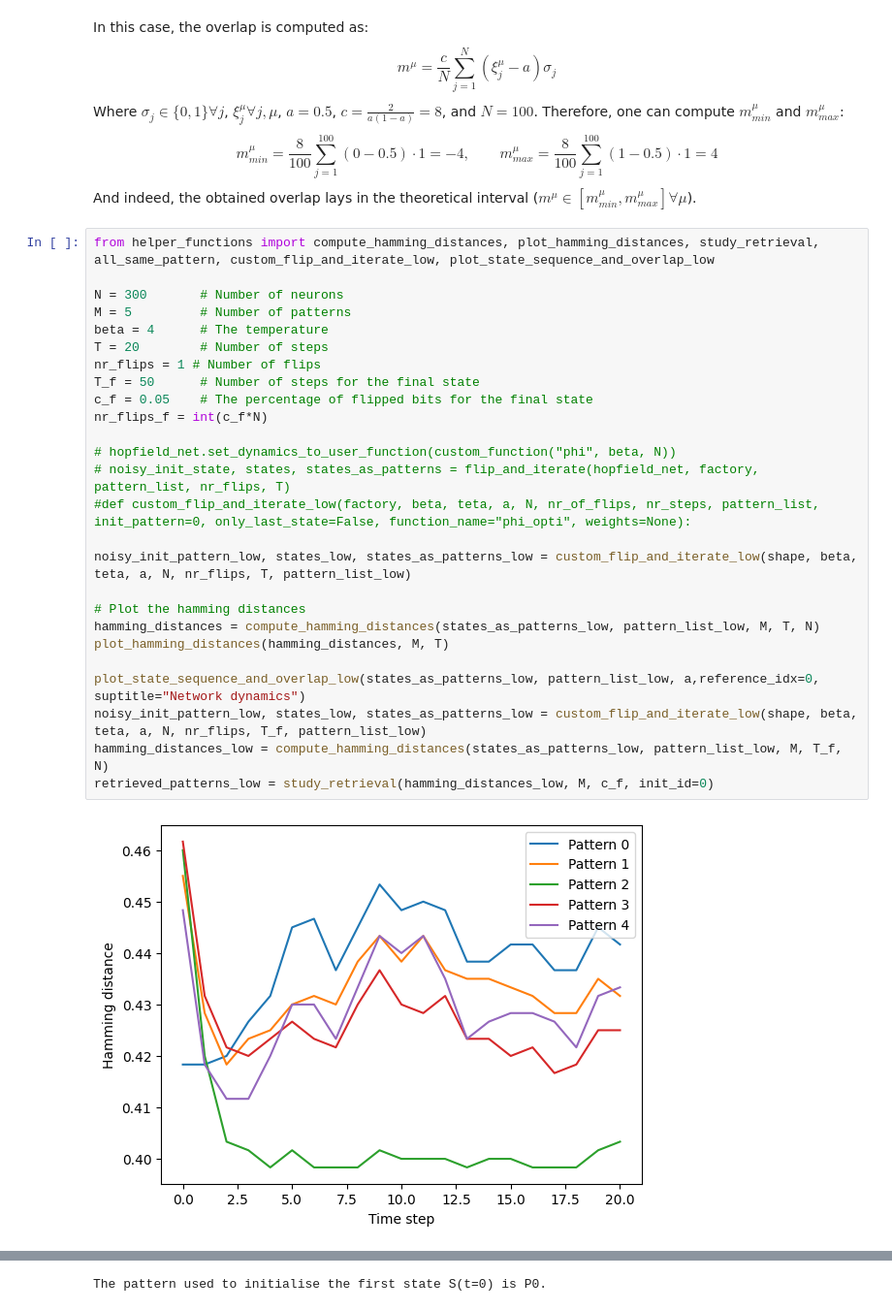
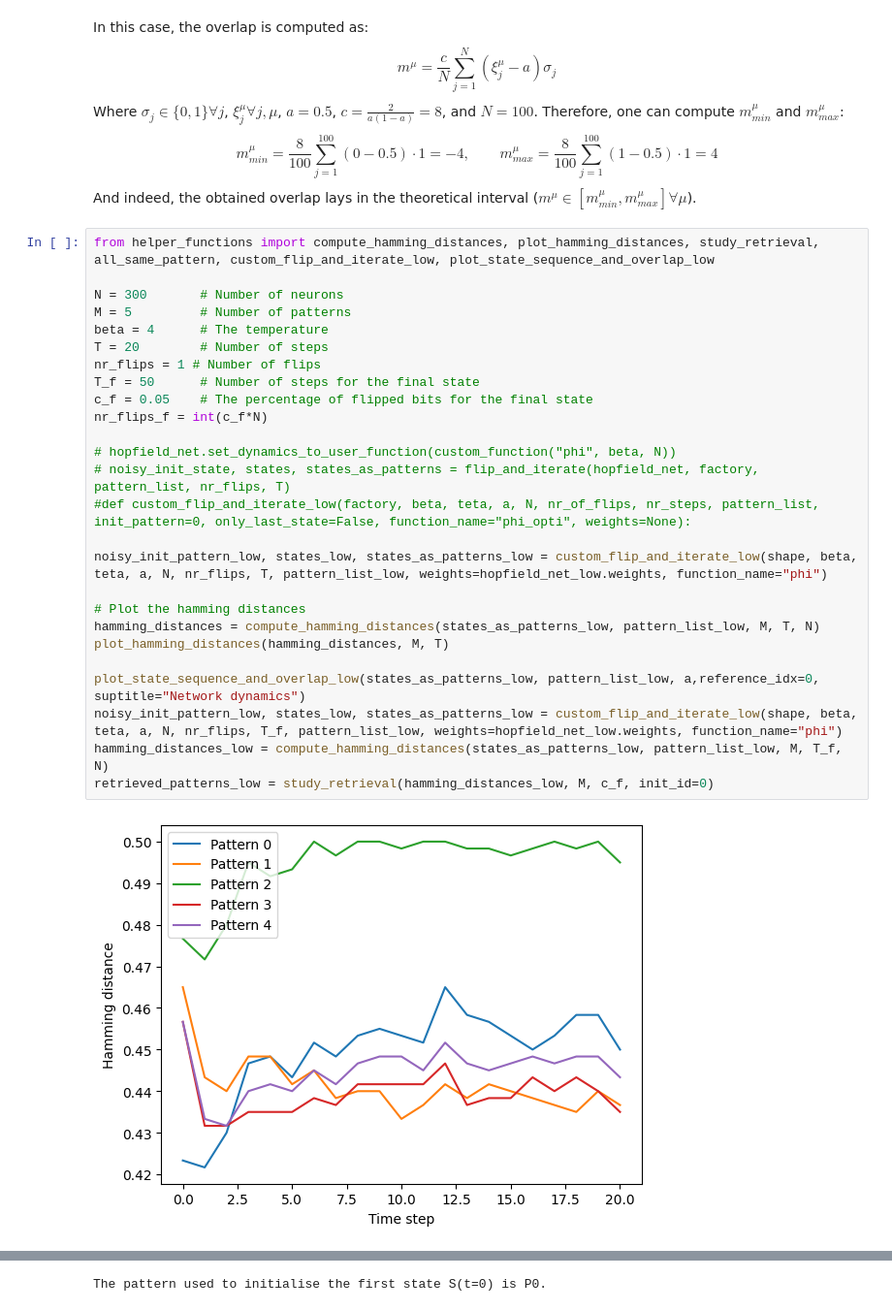
Before and after one commit to siyounglee00/Mini-project-NX, a Jupyter notebook: Miniproject_dynex.ipynb, the cells around one changed output, grey strips where cells are left out. Shown at 97% size. Saved outputs shown, nothing was run; the diff lists cells and outputs as text.

Commit message:
Working the custom_function_low to make it work.

```diff
--- a/Miniproject_dynex.ipynb
+++ b/Miniproject_dynex.ipynb
@@ -531,28 +552,28 @@ And indeed, the obtained overlap lays in the theoretical interval ($m^{\mu} \in
 # %%
 from helper_functions import compute_hamming_distances, plot_hamming_distances, study_retrieval, all_same_pattern, custom_flip_and_iterate_low, plot_state_sequence_and_overlap_low
 
 N = 300       # Number of neurons
 M = 5         # Number of patterns
 beta = 4      # The temperature
 T = 20        # Number of steps
 nr_flips = 1 # Number of flips
 T_f = 50      # Number of steps for the final state
 c_f = 0.05    # The percentage of flipped bits for the final state
 nr_flips_f = int(c_f*N)
 
 # hopfield_net.set_dynamics_to_user_function(custom_function("phi", beta, N))
 # noisy_init_state, states, states_as_patterns = flip_and_iterate(hopfield_net, factory, pattern_list, nr_flips, T)
 #def custom_flip_and_iterate_low(factory, beta, teta, a, N, nr_of_flips, nr_steps, pattern_list, init_pattern=0, only_last_state=False, function_name="phi_opti", weights=None):
 
-noisy_init_pattern_low, states_low, states_as_patterns_low = custom_flip_and_iterate_low(shape, beta, teta, a, N, nr_flips, T, pattern_list_low)
+noisy_init_pattern_low, states_low, states_as_patterns_low = custom_flip_and_iterate_low(shape, beta, teta, a, N, nr_flips, T, pattern_list_low, weights=hopfield_net_low.weights, function_name="phi")
 
 # Plot the hamming distances
 hamming_distances = compute_hamming_distances(states_as_patterns_low, pattern_list_low, M, T, N)
 plot_hamming_distances(hamming_distances, M, T)
 
 plot_state_sequence_and_overlap_low(states_as_patterns_low, pattern_list_low, a,reference_idx=0, suptitle="Network dynamics")
-noisy_init_pattern_low, states_low, states_as_patterns_low = custom_flip_and_iterate_low(shape, beta, teta, a, N, nr_flips, T_f, pattern_list_low)
+noisy_init_pattern_low, states_low, states_as_patterns_low = custom_flip_and_iterate_low(shape, beta, teta, a, N, nr_flips, T_f, pattern_list_low, weights=hopfield_net_low.weights, function_name="phi")
 hamming_distances_low = compute_hamming_distances(states_as_patterns_low, pattern_list_low, M, T_f, N)
 retrieved_patterns_low = study_retrieval(hamming_distances_low, M, c_f, init_id=0)
 # %% [output]
-[figure, old version]
+[figure, new version]
```
Also changed, not shown: parts of 8 cells of this notebook, 1 other file.
